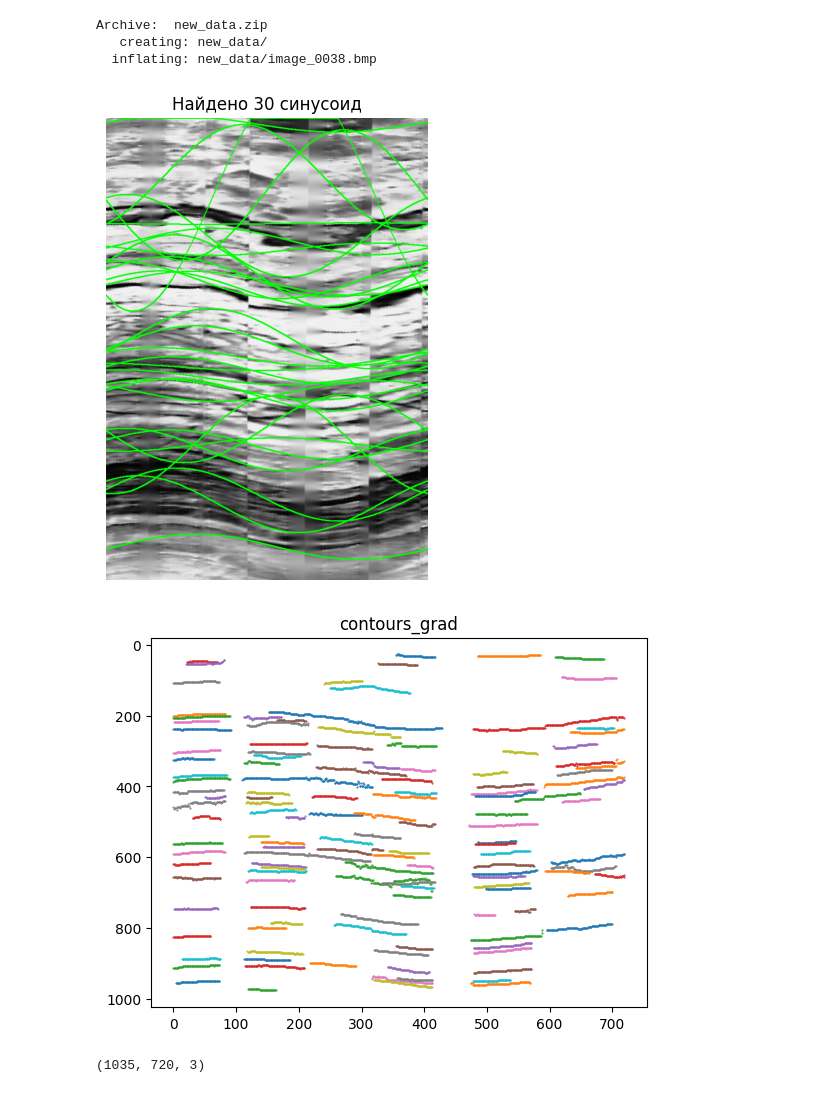
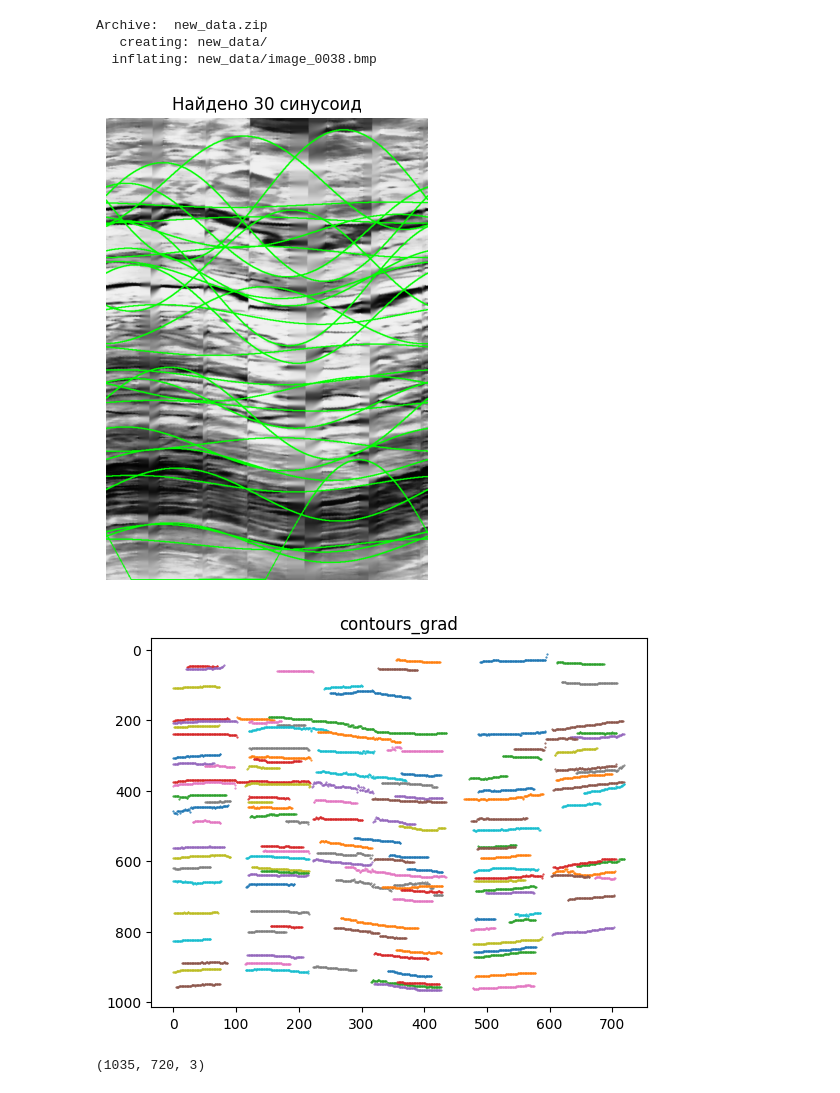
Before and after one commit to minstradamuss/Automatic-placement-of-sinusoids-on-the-image-for-interpreting-KarSar-MS-D-data, a Jupyter notebook: 2. best_grad_version.ipynb, the cells around one changed output. Saved outputs shown, nothing was run; the diff lists cells and outputs as text; code cells hidden in the pictures.

```diff
--- a/2. best_grad_version.ipynb
+++ b/2. best_grad_version.ipynb
@@ -88,7 +88,7 @@ def fit_sinusoid_fast(points, ω, max_pts=2000, min_samples=0.3, residual_thresh
 def inpaint_image(img):
     gray = cv2.cvtColor(img, cv2.COLOR_RGB2GRAY)
     mask = (gray == 0).astype(np.uint8) * 255
-    inpainted = cv2.inpaint(gray, mask, inpaintRadius=3, flags=cv2.INPAINT_TELEA)
+    inpainted = cv2.inpaint(gray, mask, inpaintRadius=3, flags=cv2.INPAINT_NS)
     return cv2.cvtColor(inpainted, cv2.COLOR_GRAY2RGB)
 
 def gradient_edges(gray):
@@ -156,35 +156,35 @@ def detect_and_draw(img_rgb,
 
     if background == "rgb":
         canvas = img_rgb.copy()
     else:
         canvas = cv2.cvtColor(grad_mask, cv2.COLOR_GRAY2BGR)
 
     xs_full = np.arange(w)
     for A, θ, y0 in curves:
         ys = (A * np.sin(ω * xs_full + θ) + y0).astype(int)
         good = (ys >= 0) & (ys < h)
         pts = np.column_stack([xs_full[good], ys[good]]).astype(np.int32)
         cv2.polylines(canvas, [pts], False, (0, 255, 0), 2)
 
     plt.figure(figsize=(8, 6))
     plt.imshow(canvas)
     plt.axis("off")
     plt.title(f"Найдено {len(curves)} синусоид")
     plt.show()
 
     for c in contours_grad:
         plt.plot(c[:, 0], c[:, 1], '.', markersize=1)
     plt.gca().invert_yaxis()
     plt.title("contours_grad")
 
 sample_path = ds.imgs[0]
 img = np.array(Image.open(sample_path).convert('RGB'))
 img = inpaint_image(img)
 
 detect_and_draw(img_rgb=img)
 # %% [output]
-[figure, old version]
+[figure, new version]
-[figure, old version]
+[figure, new version]
 # %%
 img.shape
 # %% [output]
```
Also changed, not shown: parts of 5 cells of this notebook.
